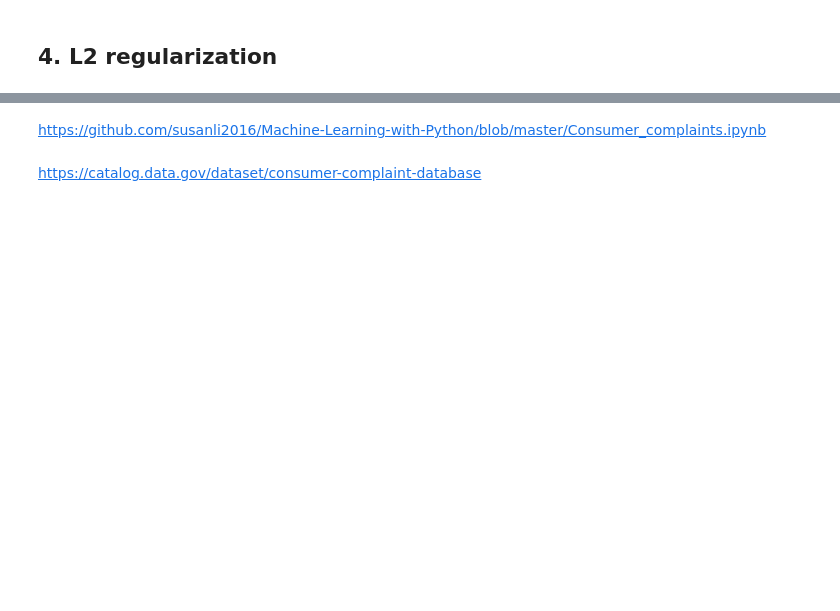
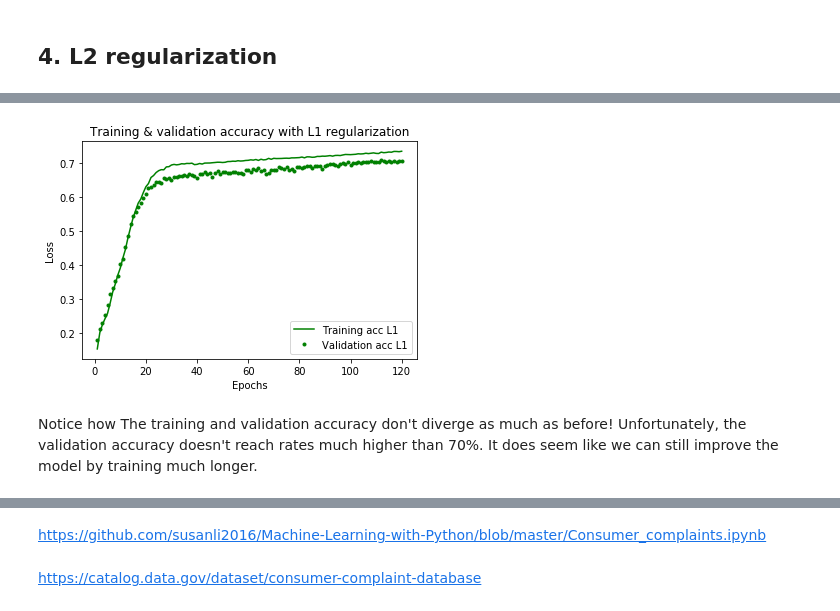
Before and after one commit to learn-co-curriculum/dl-regularization-optimization-lab, a Jupyter notebook: Regularization_lab.ipynb, the cells around one changed output, grey strips where cells are left out. Drawn from its saved outputs; the diff is of its cells as text; code cells hidden in the pictures; blank space fills up the shorter version.

```diff
--- a/Regularization_lab.ipynb
+++ b/Regularization_lab.ipynb
@@ -337,0 +396,16 @@ Epoch 120/120
+# %%
+random.seed(123)
+model = models.Sequential()
+model.add(layers.Dense(50, activation='relu',kernel_regularizer=regularizers.l1(0.005), input_shape=(2000,))) #2 hidden layers
+model.add(layers.Dense(25, kernel_regularizer=regularizers.l1(0.005), activation='relu'))
+model.add(layers.Dense(7, activation='softmax'))
+
+model.compile(optimizer='SGD',
+              loss='categorical_crossentropy',
+              metrics=['accuracy'])
+
+L1_model = model.fit(train_final,
+                    label_train_final,
+                    epochs=120,
+                    batch_size=256,
+                    validation_data=(val, label_val))
@@ -337,0 +430,19 @@ Epoch 120/120
+# %%
+L1_model_dict = L1_model.history
+plt.clf()
+
+acc_values = L1_model_dict['acc']
+val_acc_values = L1_model_dict['val_acc']
+
+epochs = range(1, len(acc_values) + 1)
+plt.plot(epochs, acc_values, 'g', label='Training acc L1')
+plt.plot(epochs, val_acc_values, 'g.', label='Validation acc L1')
+plt.title('Training & validation accuracy with L1 regularization')
+plt.xlabel('Epochs')
+plt.ylabel('Loss')
+plt.legend()
+plt.show()
+# %% [output]
+[figure, added]
+# %% [markdown]
+Notice how The training and validation accuracy don't diverge as much as before! Unfortunately, the validation accuracy doesn't reach rates much higher than 70%. It does seem like we can still improve the model by training much longer.
```
Also changed, not shown: parts of 56 cells of this notebook.
